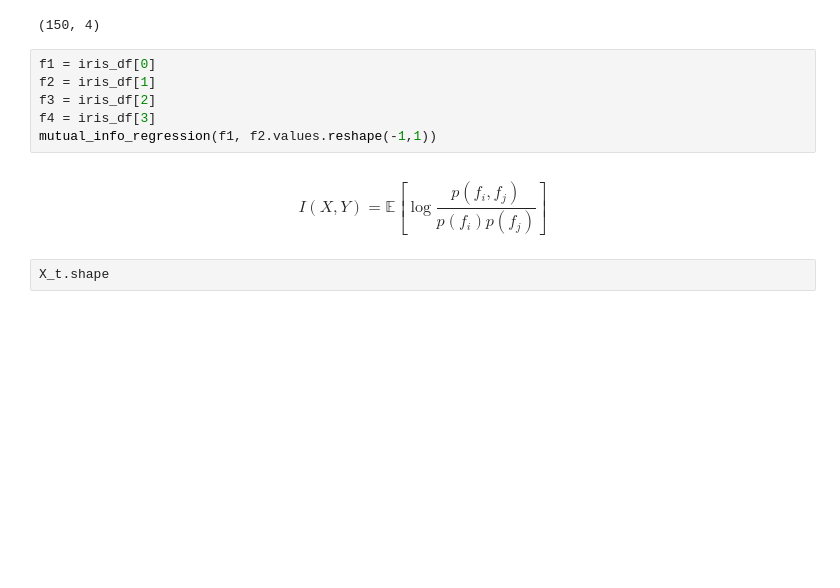
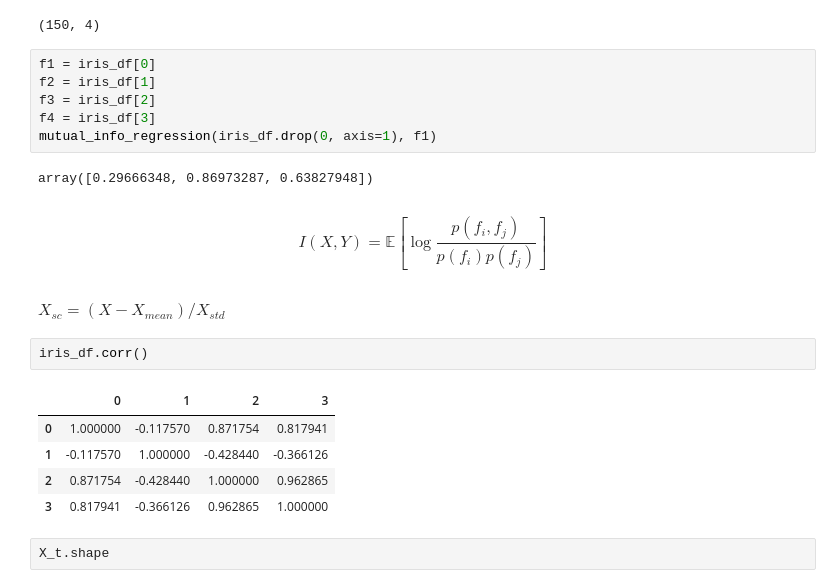
Before and after one commit to joshuacook/coherence, a Jupyter notebook: nb/20191119-GeneralCoherence.ipynb, the cells around one changed output. Drawn from its saved outputs; the diff is of its cells as text; blank space fills up the shorter version.

```diff
--- a/nb/20191119-GeneralCoherence.ipynb
+++ b/nb/20191119-GeneralCoherence.ipynb
@@ -124,5 +193,7 @@ f1 = iris_df[0]
 f2 = iris_df[1]
 f3 = iris_df[2]
 f4 = iris_df[3]
-mutual_info_regression(f1, f2.values.reshape(-1,1))
+mutual_info_regression(iris_df.drop(0, axis=1), f1)
+# %% [output]
+array([0.29666348, 0.86973287, 0.63827948])
 # %% [markdown]
@@ -129,4 +201,14 @@ mutual_info_regression(f1, f2.values.reshape(-1,1))
 $$I(X,Y) = \mathbb{E}\left[\log \frac{p(f_i, f_j)}{p(f_i)p(f_j)}\right]$$
+# %% [markdown]
+$X_{sc} = (X - X_{mean})/X_{std}$
+# %%
+iris_df.corr()
+# %% [output]
+|  | 0 | 1 | 2 | 3 |
+| 0 | 1.000000 | -0.117570 | 0.871754 | 0.817941 |
+| 1 | -0.117570 | 1.000000 | -0.428440 | -0.366126 |
+| 2 | 0.871754 | -0.428440 | 1.000000 | 0.962865 |
+| 3 | 0.817941 | -0.366126 | 0.962865 | 1.000000 |
 # %%
 X_t.shape
 # %% [output]
```
Also changed, not shown: parts of 14 cells of this notebook, 23 other files.
